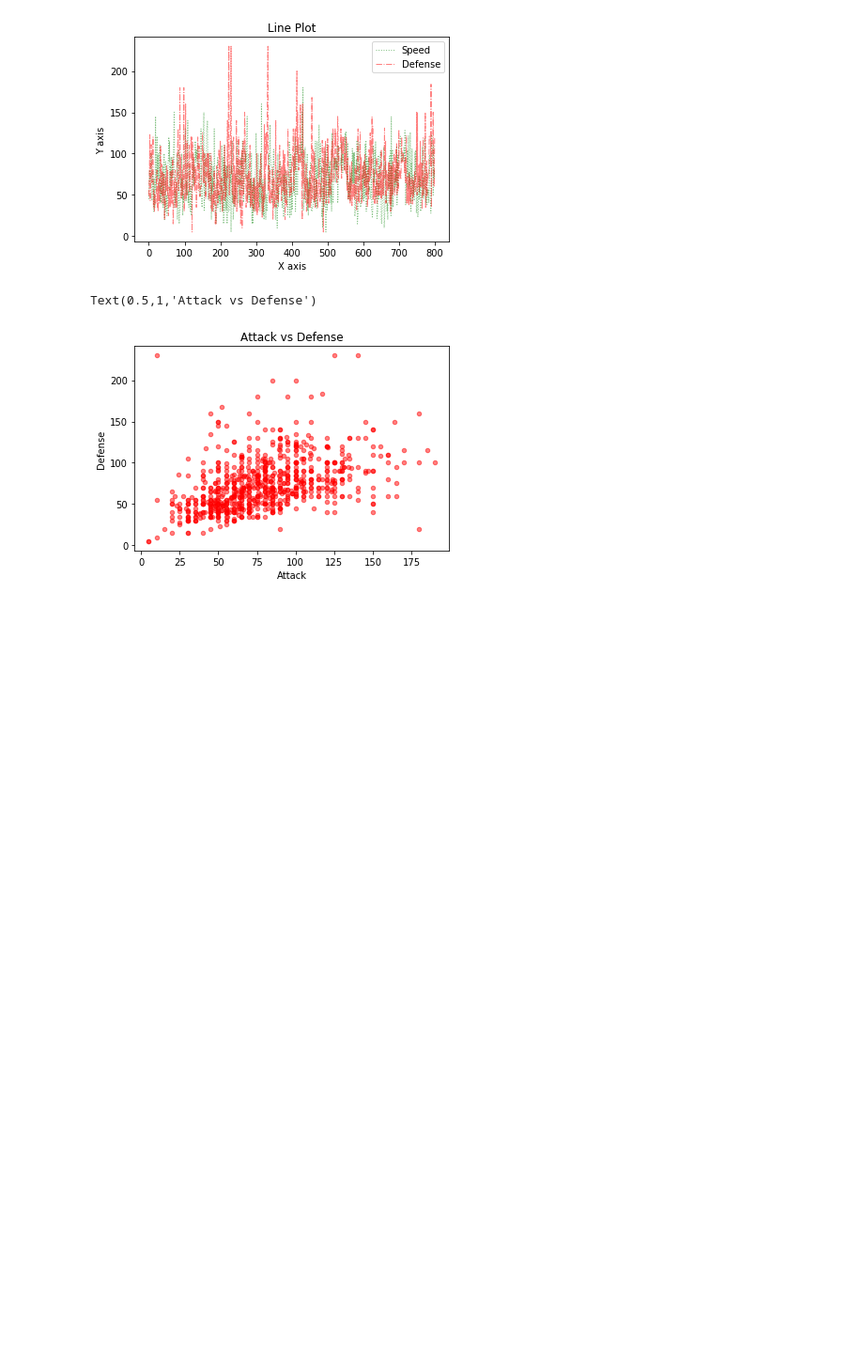
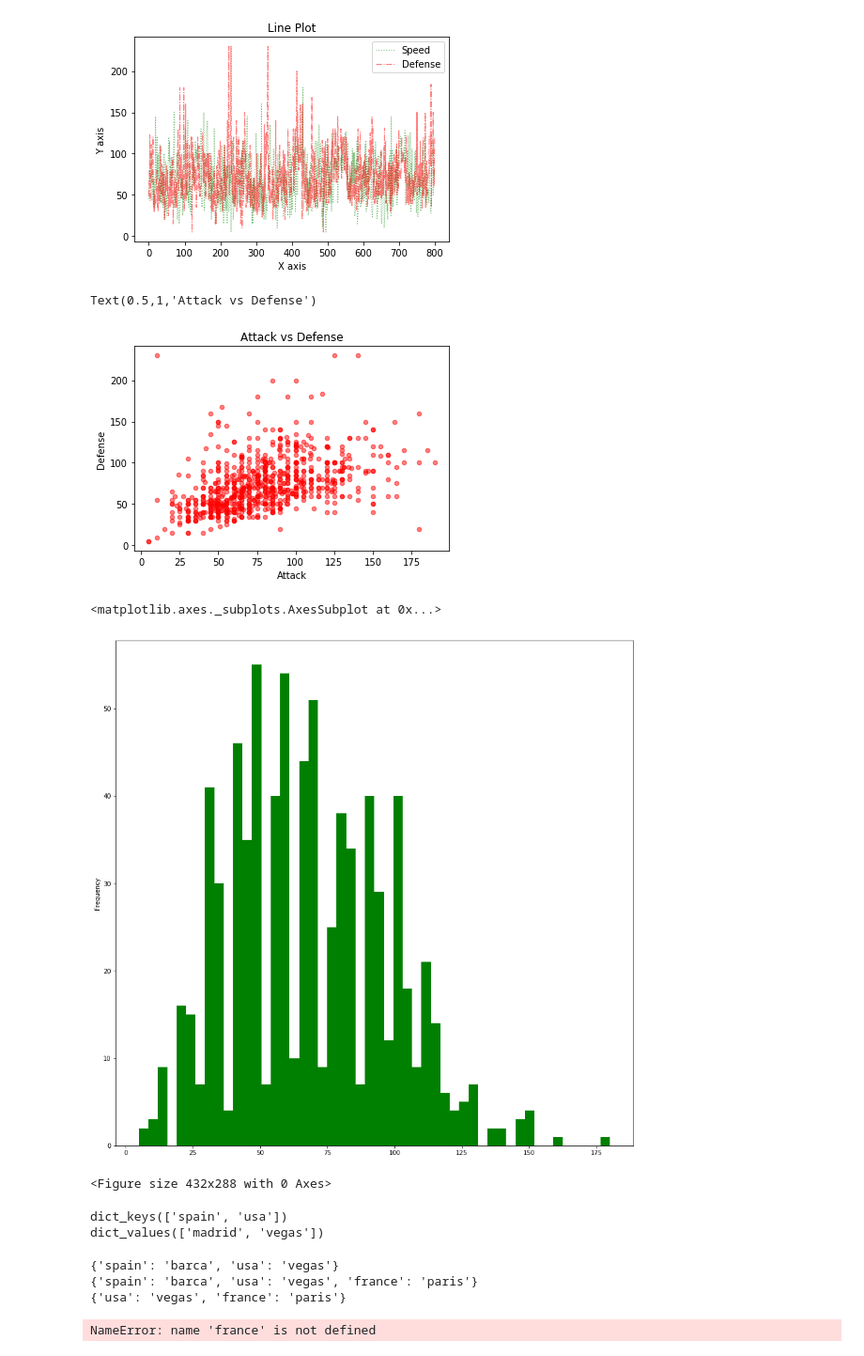
Before and after one commit to innovator-arjun/DataScience-Learning, a Jupyter notebook: Pokemon - Prediction/pokemon combat prediction.ipynb, the cells around one changed output. Shown at 94% size. Cells and saved outputs as stored; diff of their text form; code cells hidden in the pictures; blank space fills up the shorter version.

```diff
--- a/Pokemon - Prediction/pokemon combat prediction.ipynb
+++ b/Pokemon - Prediction/pokemon combat prediction.ipynb
@@ -176,3 +176,33 @@ plt.title('Attack vs Defense')
 # %% [output]
 Text(0.5,1,'Attack vs Defense')
 [figure]
+# %%
+pokemon_data.Speed.plot(kind='hist',bins=50,color='g',figsize=(15,15))
+# %% [output]
+<matplotlib.axes._subplots.AxesSubplot at 0x...>
+[figure, added]
+# %%
+plt.clf()
+# %% [output]
+<Figure size 432x288 with 0 Axes>
+# %%
+dicti={'spain':'madrid','usa':'vegas'}
+print(dicti.keys())
+print(dicti.values())
+# %% [output]
+dict_keys(['spain', 'usa'])
+dict_values(['madrid', 'vegas'])
+# %%
+dicti['spain']='barca'
+print(dicti)
+dicti['france']='paris'
+print(dicti)
+del dicti['spain']
+print(dicti)
+
+print(france in dicti)
+# %% [output]
+{'spain': 'barca', 'usa': 'vegas'}
+{'spain': 'barca', 'usa': 'vegas', 'france': 'paris'}
+{'usa': 'vegas', 'france': 'paris'}
+NameError: name 'france' is not defined
```
